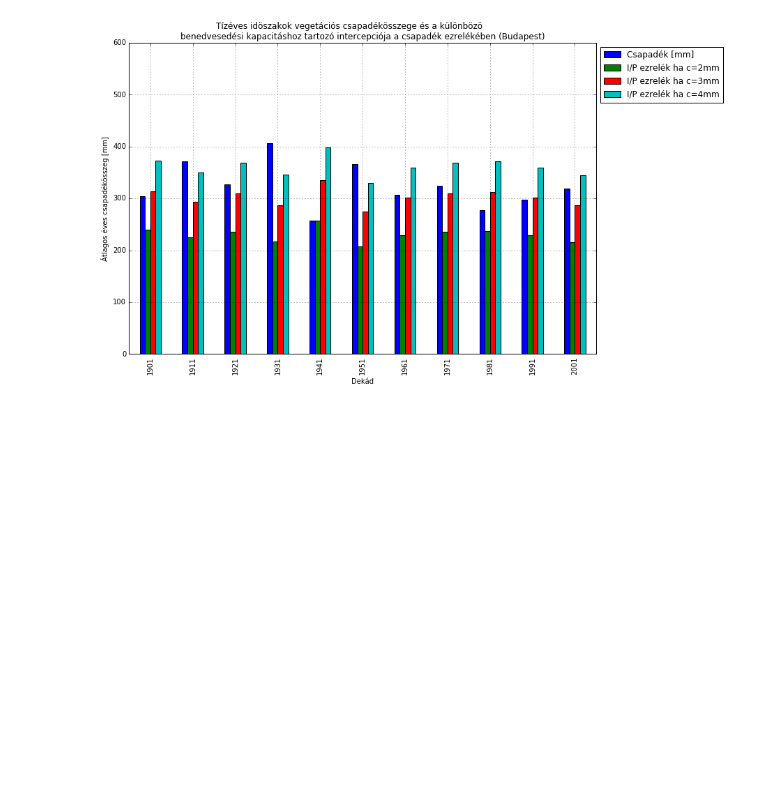
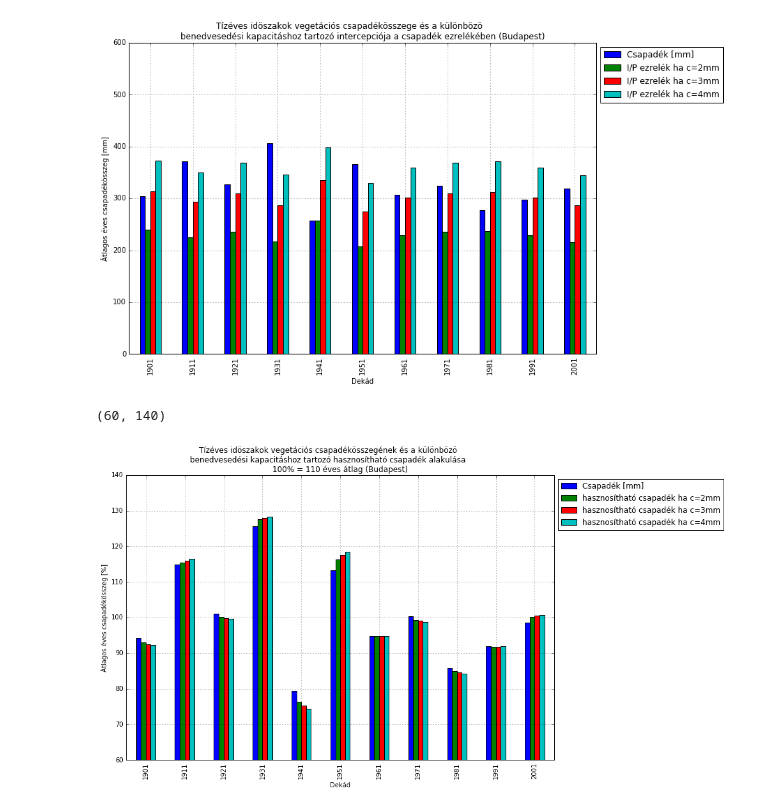
Before and after one commit to jsheperd/forest_water, a Jupyter notebook: notebook/budapest.ipynb, the cells around one changed output. Cells and saved outputs as stored; diff of their text form; code cells hidden in the pictures; blank space fills up the shorter version.

```diff
--- a/notebook/budapest.ipynb
+++ b/notebook/budapest.ipynb
@@ -140,3 +140,33 @@ plt.ylim((0,600))
 # %% [output]
 (0, 600)
 [figure]
+# %%
+# Hasznosítható csapadék = összes vegetációs időbeli csapadék - intercepció
+dfModPrec['h2'] = dfModPrec.d_rs-dfModPrec.c2
+dfModPrec['h3'] = dfModPrec.d_rs-dfModPrec.c3
+dfModPrec['h4'] = dfModPrec.d_rs-dfModPrec.c4
+
+# Normalizált százalékos érték
+dfModPrec['d_rs_base0'] = 100.0* dfModPrec.d_rs/dfModPrec.d_rs.mean()
+dfModPrec['c2_base0'] = 100.0* dfModPrec.c2/dfModPrec.c2.mean()
+dfModPrec['c3_base0'] = 100.0* dfModPrec.c3/dfModPrec.c3.mean()
+dfModPrec['c4_base0'] = 100.0* dfModPrec.c4/dfModPrec.c4.mean()
+dfModPrec['h2_base0'] = 100.0* dfModPrec.h2/dfModPrec.h2.mean()
+dfModPrec['h3_base0'] = 100.0* dfModPrec.h3/dfModPrec.h3.mean()
+dfModPrec['h4_base0'] = 100.0* dfModPrec.h4/dfModPrec.h4.mean()
+
+#print dfModPrec
+
+dfModPrec[['d_rs_base0', 'h2_base0', 'h3_base0', 'h4_base0']].plot(kind='bar', figsize=(12, 8))
+plt.title(u'Tízéves idöszakok vegetációs csapadékösszegének és a különbözö\
+          \nbenedvesedési kapacitáshoz tartozó hasznosítható csapadék alakulása\
+          \n100%% = 110 éves átlag (%s)' % Src)
+plt.xlabel(u'Dekád')
+plt.ylabel(u'Átlagos éves csapadékösszeg [%]')
+plt.legend(loc="upper left", bbox_to_anchor=(1,1),
+           labels=[u'Csapadék [mm]', u'hasznosítható csapadék ha c=2mm', u'hasznosítható csapadék ha c=3mm', u'hasznosítható csapadék ha c=4mm'])
+plt.grid(True)
+plt.ylim((60,140))
+# %% [output]
+(60, 140)
+[figure, added]
```
Also changed, not shown: 4 other files.
